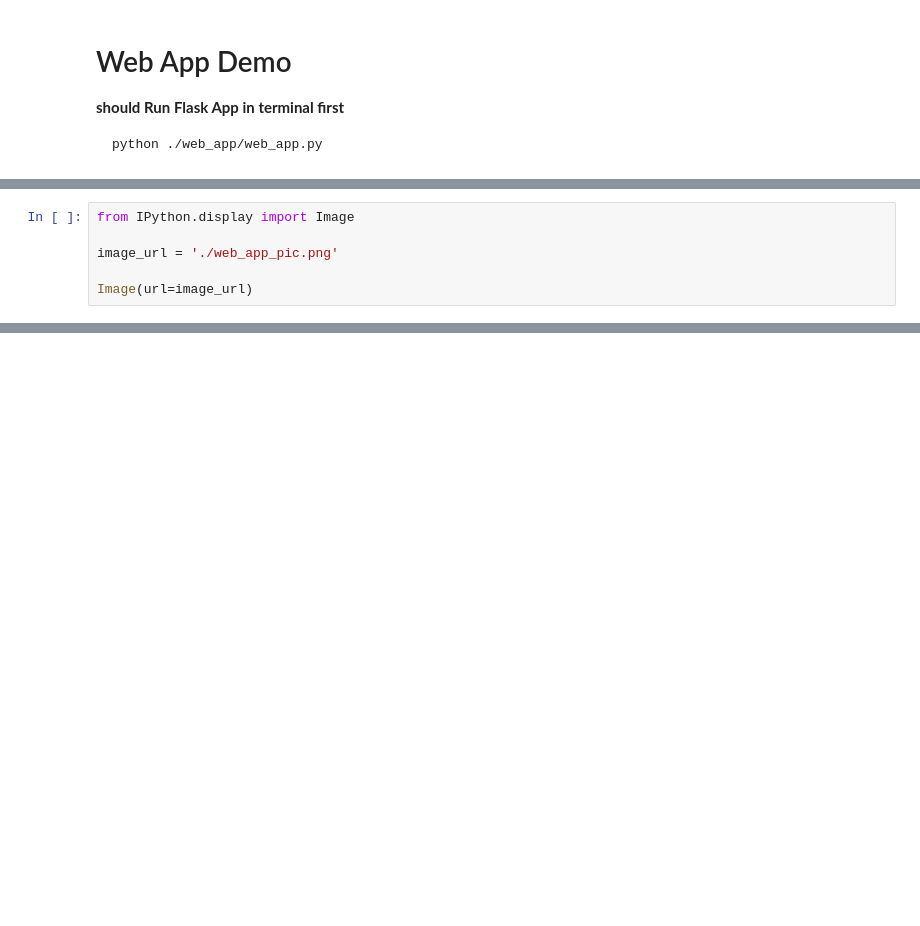
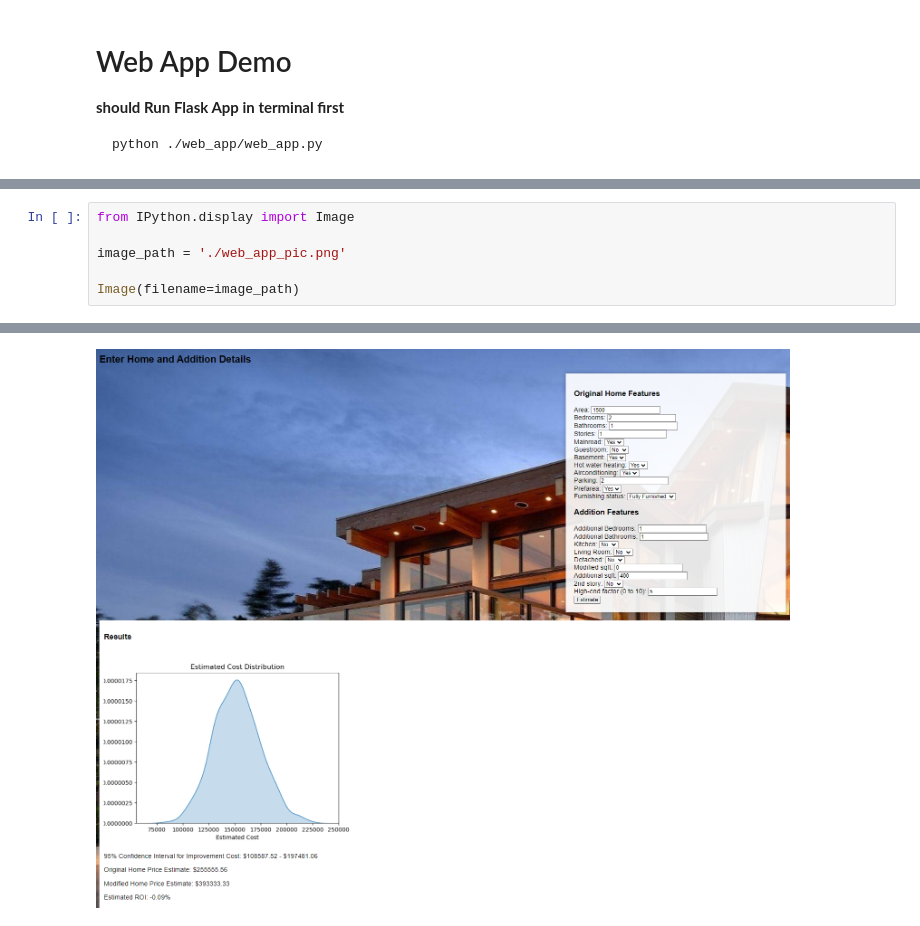
Before and after one commit to liam-hsieh/phys243-project, a Jupyter notebook: project.ipynb, the cells around one changed output, grey strips where cells are left out. Drawn from its saved outputs; the diff is of its cells as text; blank space fills up the shorter version.

```diff
--- a/project.ipynb
+++ b/project.ipynb
@@ -294,7 +294,7 @@ HTML(iframe_html)
 # %%
 from IPython.display import Image
 
-image_url = './web_app_pic.png'
+image_path = './web_app_pic.png'
 
-Image(url=image_url)
+Image(filename=image_path)
 # %% [output]
@@ -301,0 +301 @@ Image(url=image_url)
+[figure, added]
```
Also changed, not shown: parts of 1 cell of this notebook.
